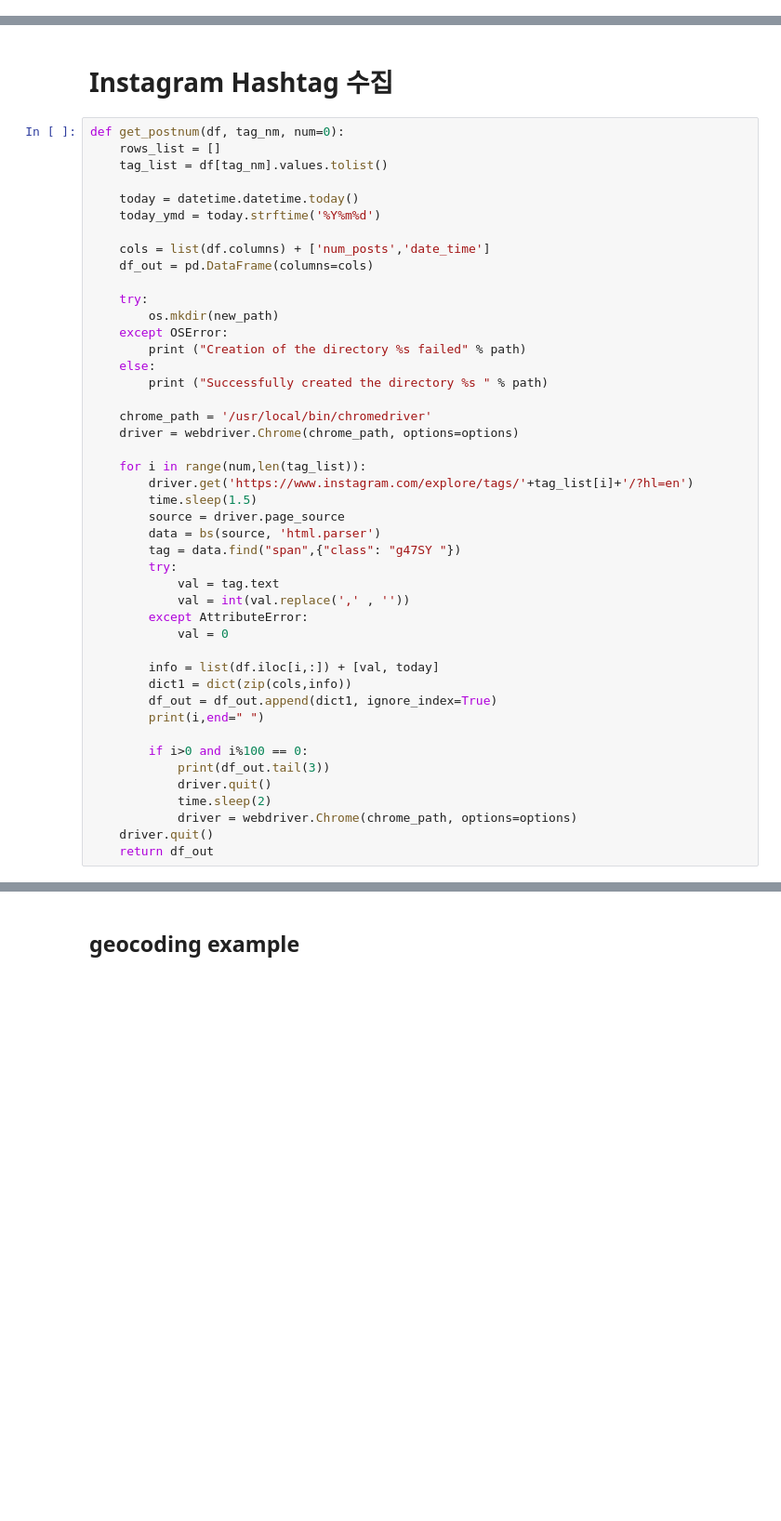
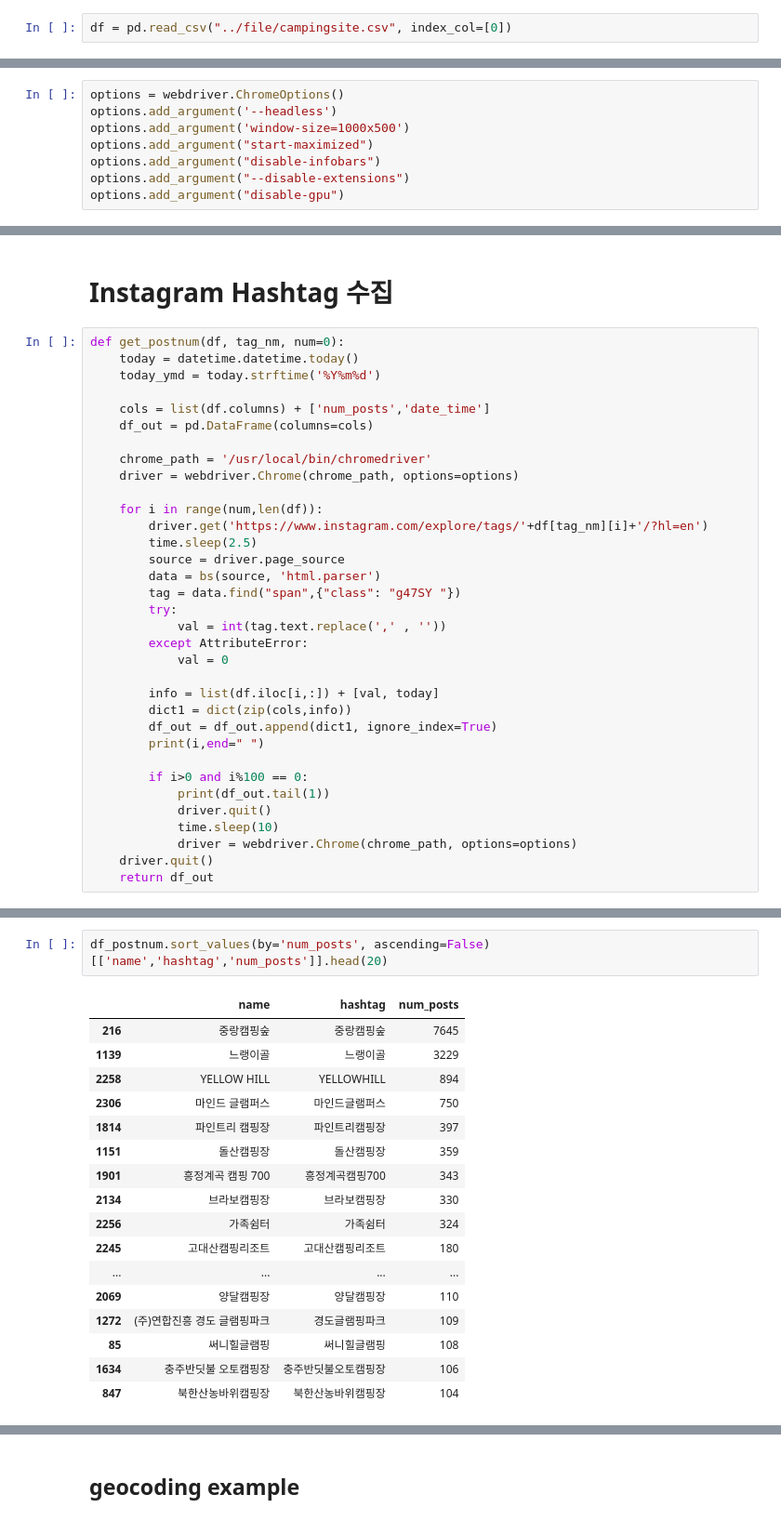
Before and after one commit to mapmatters/layerbylayer, a Jupyter notebook: get_siteinfo_2.ipynb, the cells around one changed output, grey strips where cells are left out. Shown: that part at 93% size. Cells and saved outputs as stored; diff of their text form; blank space fills up the shorter version.

```diff
--- a/get_siteinfo_2.ipynb
+++ b/get_siteinfo_2.ipynb
@@ -184,2 +192,4 @@ len(df['name'].unique())
 # %%
 df.to_csv("../file/campingsite.csv")
+# %%
+df = pd.read_csv("../file/campingsite.csv", index_col=[0])
@@ -185,0 +198,8 @@ df.to_csv("../file/campingsite.csv")
+# %%
+options = webdriver.ChromeOptions()
+options.add_argument('--headless')
+options.add_argument('window-size=1000x500')
+options.add_argument("start-maximized")
+options.add_argument("disable-infobars")
+options.add_argument("--disable-extensions")
+options.add_argument("disable-gpu")
@@ -187,34 +260,23 @@ df.to_csv("../file/campingsite.csv")
 # Instagram Hashtag 수집
 # %%
 def get_postnum(df, tag_nm, num=0):
-    rows_list = []
-    tag_list = df[tag_nm].values.tolist()
-
     today = datetime.datetime.today()
     today_ymd = today.strftime('%Y%m%d')
 
     cols = list(df.columns) + ['num_posts','date_time']
     df_out = pd.DataFrame(columns=cols)
 
-    try:
-        os.mkdir(new_path)
-    except OSError:
-        print ("Creation of the directory %s failed" % path)
-    else:
-        print ("Successfully created the directory %s " % path)
-
     chrome_path = '/usr/local/bin/chromedriver'
     driver = webdriver.Chrome(chrome_path, options=options)
 
-    for i in range(num,len(tag_list)):
-        driver.get('https://www.instagram.com/explore/tags/'+tag_list[i]+'/?hl=en')
-        time.sleep(1.5)
+    for i in range(num,len(df)):
+        driver.get('https://www.instagram.com/explore/tags/'+df[tag_nm][i]+'/?hl=en')
+        time.sleep(2.5)
         source = driver.page_source
         data = bs(source, 'html.parser')
         tag = data.find("span",{"class": "g47SY "})
         try:
-            val = tag.text
-            val = int(val.replace(',' , ''))
+            val = int(tag.text.replace(',' , ''))
         except AttributeError:
             val = 0
 
@@ -224,9 +286,9 @@ def get_postnum(df, tag_nm, num=0):
         print(i,end=" ")
 
         if i>0 and i%100 == 0:
-            print(df_out.tail(3))
+            print(df_out.tail(1))
             driver.quit()
-            time.sleep(2)
+            time.sleep(10)
             driver = webdriver.Chrome(chrome_path, options=options)
     driver.quit()
     return df_out
@@ -256,0 +308,20 @@ df_postnum
+# %%
+df_postnum.sort_values(by='num_posts', ascending=False)[['name','hashtag','num_posts']].head(20)
+# %% [output]
+|  | name | hashtag | num_posts |
+| 216 | 중랑캠핑숲 | 중랑캠핑숲 | 7645 |
+| 1139 | 느랭이골 | 느랭이골 | 3229 |
+| 2258 | YELLOW HILL | YELLOWHILL | 894 |
+| 2306 | 마인드 글램퍼스 | 마인드글램퍼스 | 750 |
+| 1814 | 파인트리 캠핑장 | 파인트리캠핑장 | 397 |
+| 1151 | 돌산캠핑장 | 돌산캠핑장 | 359 |
+| 1901 | 흥정계곡 캠핑 700 | 흥정계곡캠핑700 | 343 |
+| 2134 | 브라보캠핑장 | 브라보캠핑장 | 330 |
+| 2256 | 가족쉼터 | 가족쉼터 | 324 |
+| 2245 | 고대산캠핑리조트 | 고대산캠핑리조트 | 180 |
+| ... | ... | ... | ... |
+| 2069 | 양달캠핑장 | 양달캠핑장 | 110 |
+| 1272 | (주)연합진흥 경도 글램핑파크 | 경도글램핑파크 | 109 |
+| 85 | 써니힐글램핑 | 써니힐글램핑 | 108 |
+| 1634 | 충주반딧불 오토캠핑장 | 충주반딧불오토캠핑장 | 106 |
+| 847 | 북한산농바위캠핑장 | 북한산농바위캠핑장 | 104 |
```
Also changed, not shown: parts of 16 cells of this notebook.
